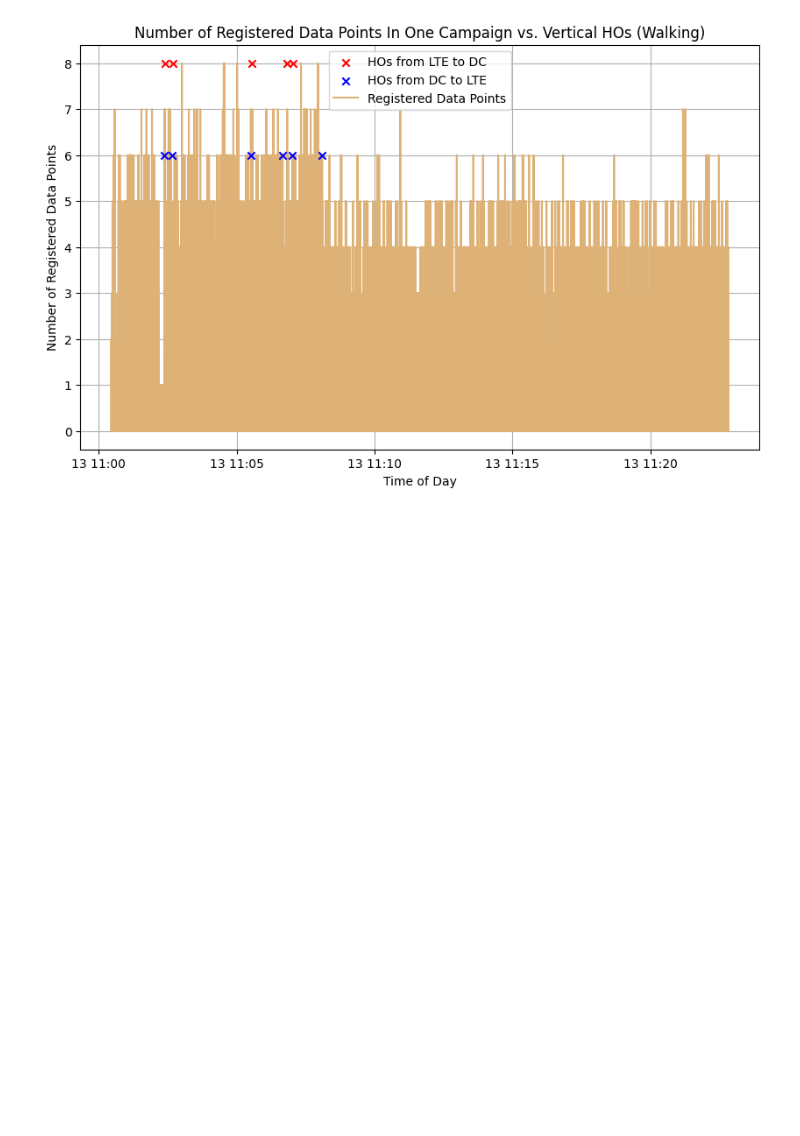
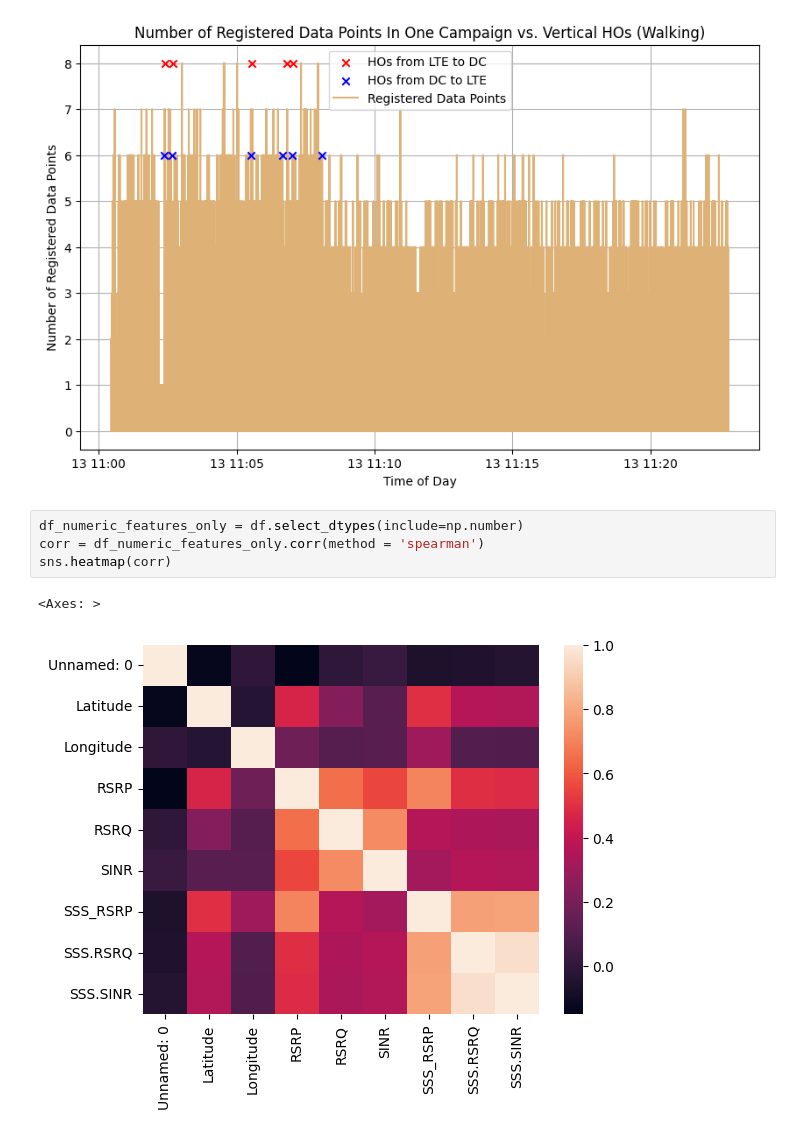
Before and after one commit to ihneskarbovik/master, a Jupyter notebook: plots.ipynb, the cells around one changed output. Saved outputs shown, nothing was run; the diff lists cells and outputs as text; blank space fills up the shorter version.

```diff
--- a/plots.ipynb
+++ b/plots.ipynb
@@ -115,3 +118,10 @@ plt.legend()
 plt.show()
 # %% [output]
 [figure]
+# %%
+df_numeric_features_only = df.select_dtypes(include=np.number)
+corr = df_numeric_features_only.corr(method = 'spearman')
+sns.heatmap(corr)
+# %% [output]
+<Axes: >
+[figure, added]
```
Also changed, not shown: parts of 2 cells of this notebook, 2 other files.
